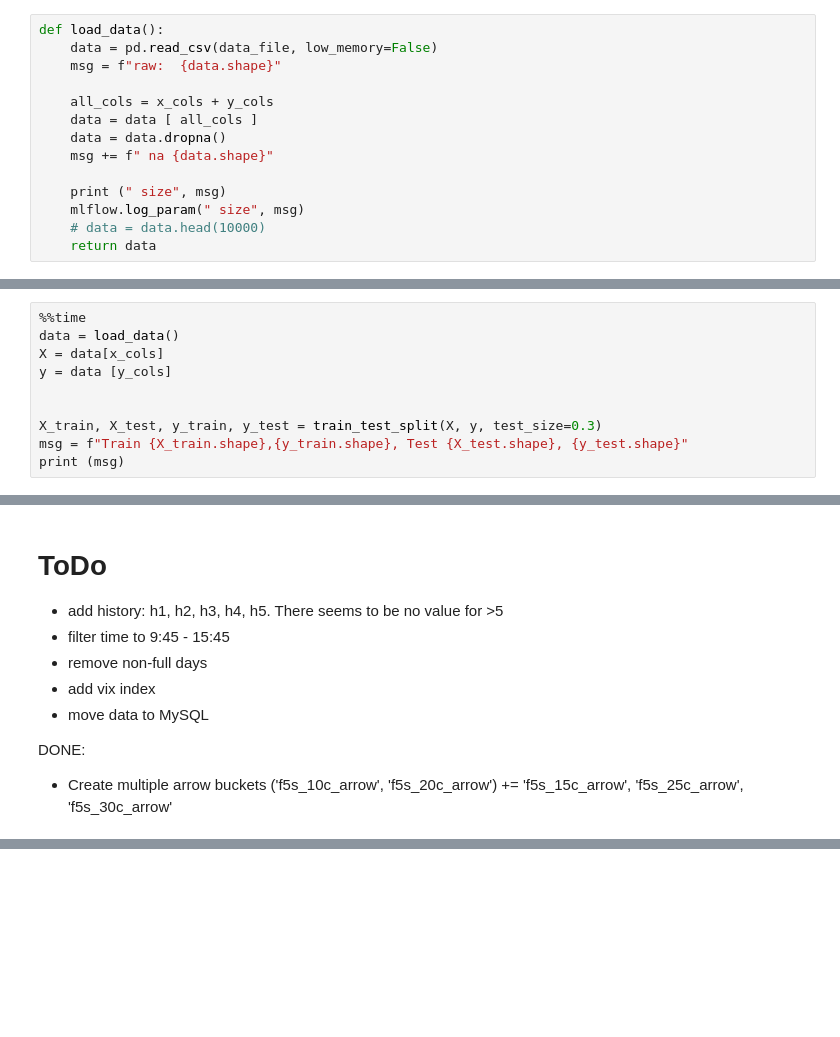
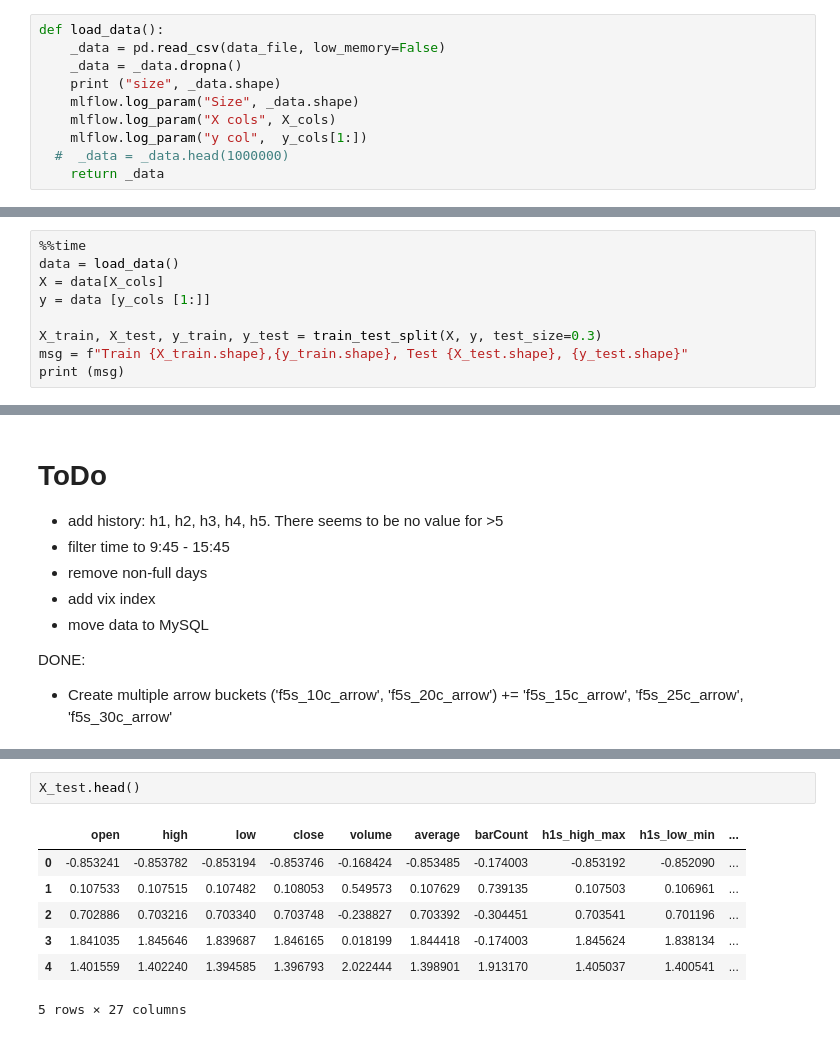
Before and after one commit to mvellayan/OptionList4, a Jupyter notebook: vol-xgboost.ipynb, the cells around one changed output, grey strips where cells are left out. Drawn from its saved outputs; the diff is of its cells as text; blank space fills up the shorter version.

```diff
--- a/vol-xgboost.ipynb
+++ b/vol-xgboost.ipynb
@@ -58,20 +72,16 @@ plt.rc(
     titlesize=14,
     titlepad=10,
 )
-# %%
-def load_data():
-    data = pd.read_csv(data_file, low_memory=False)
-    msg = f"raw:  {data.shape}"
-
-    all_cols = x_cols + y_cols
-    data = data [ all_cols ]
-    data = data.dropna()
-    msg += f" na {data.shape}"
-
-    print (" size", msg)
-    mlflow.log_param(" size", msg)
-    # data = data.head(10000)
-    return data
+# %%
+def load_data():
+    _data = pd.read_csv(data_file, low_memory=False)
+    _data = _data.dropna()
+    print ("size", _data.shape)
+    mlflow.log_param("Size", _data.shape)
+    mlflow.log_param("X cols", X_cols)
+    mlflow.log_param("y col",  y_cols[1:])
+  #  _data = _data.head(1000000)
+    return _data
 # %% [markdown]
 # Code
 # %% [markdown]
@@ -79,9 +89,8 @@ def load_data():
 # %%
 %%time
 data = load_data()
-X = data[x_cols]
-y = data [y_cols]
-
+X = data[X_cols]
+y = data [y_cols [1:]]
 
 X_train, X_test, y_train, y_test = train_test_split(X, y, test_size=0.3)
 msg = f"Train {X_train.shape},{y_train.shape}, Test {X_test.shape}, {y_test.shape}"
@@ -333,0 +591,10 @@ DONE:
+# %%
+X_test.head()
+# %% [output]
+|  | open | high | low | close | volume | average | barCount | h1s_high_max | h1s_low_min | ... |
+| 0 | -0.853241 | -0.853782 | -0.853194 | -0.853746 | -0.168424 | -0.853485 | -0.174003 | -0.853192 | -0.852090 | ... |
+| 1 | 0.107533 | 0.107515 | 0.107482 | 0.108053 | 0.549573 | 0.107629 | 0.739135 | 0.107503 | 0.106961 | ... |
+| 2 | 0.702886 | 0.703216 | 0.703340 | 0.703748 | -0.238827 | 0.703392 | -0.304451 | 0.703541 | 0.701196 | ... |
+| 3 | 1.841035 | 1.845646 | 1.839687 | 1.846165 | 0.018199 | 1.844418 | -0.174003 | 1.845624 | 1.838134 | ... |
+| 4 | 1.401559 | 1.402240 | 1.394585 | 1.396793 | 2.022444 | 1.398901 | 1.913170 | 1.405037 | 1.400541 | ... |
+5 rows × 27 columns
```
Also changed, not shown: parts of 33 cells of this notebook, 3 other files.
